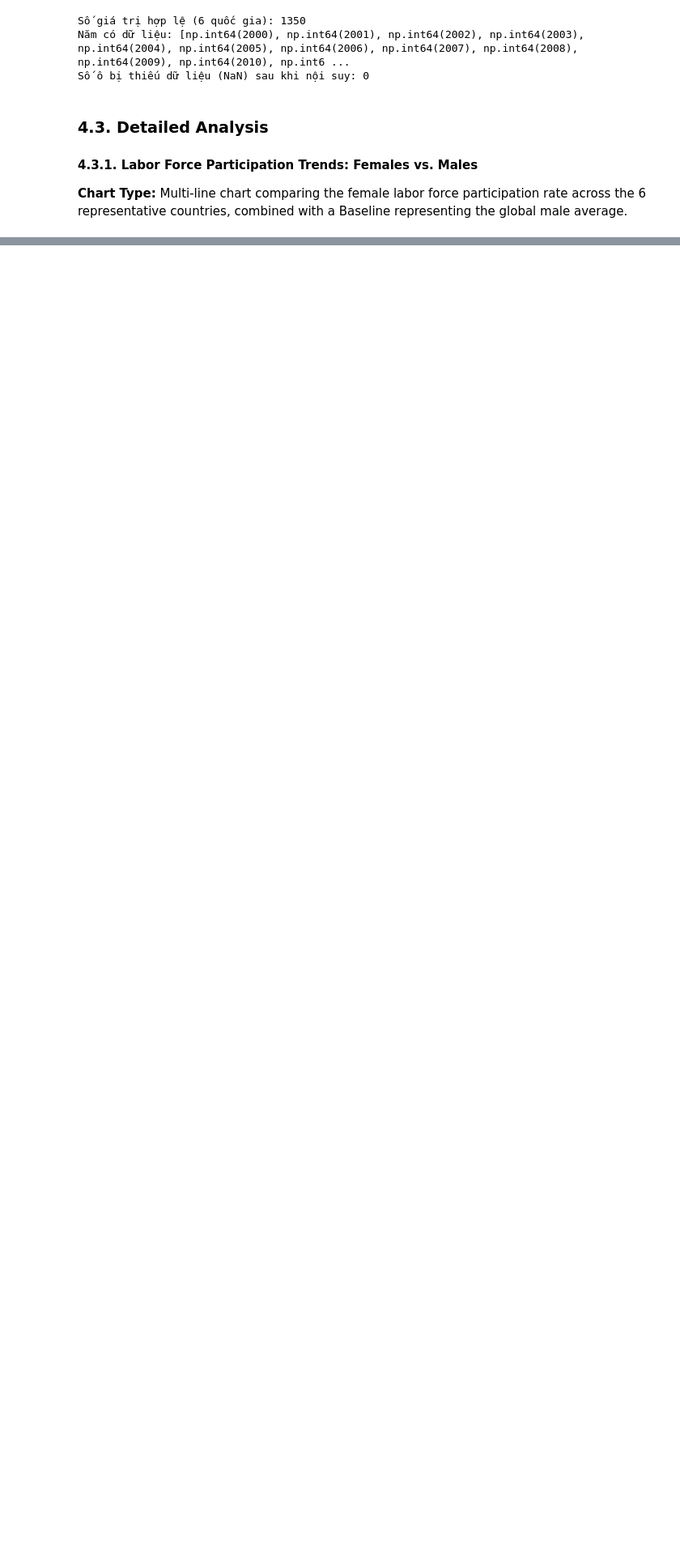
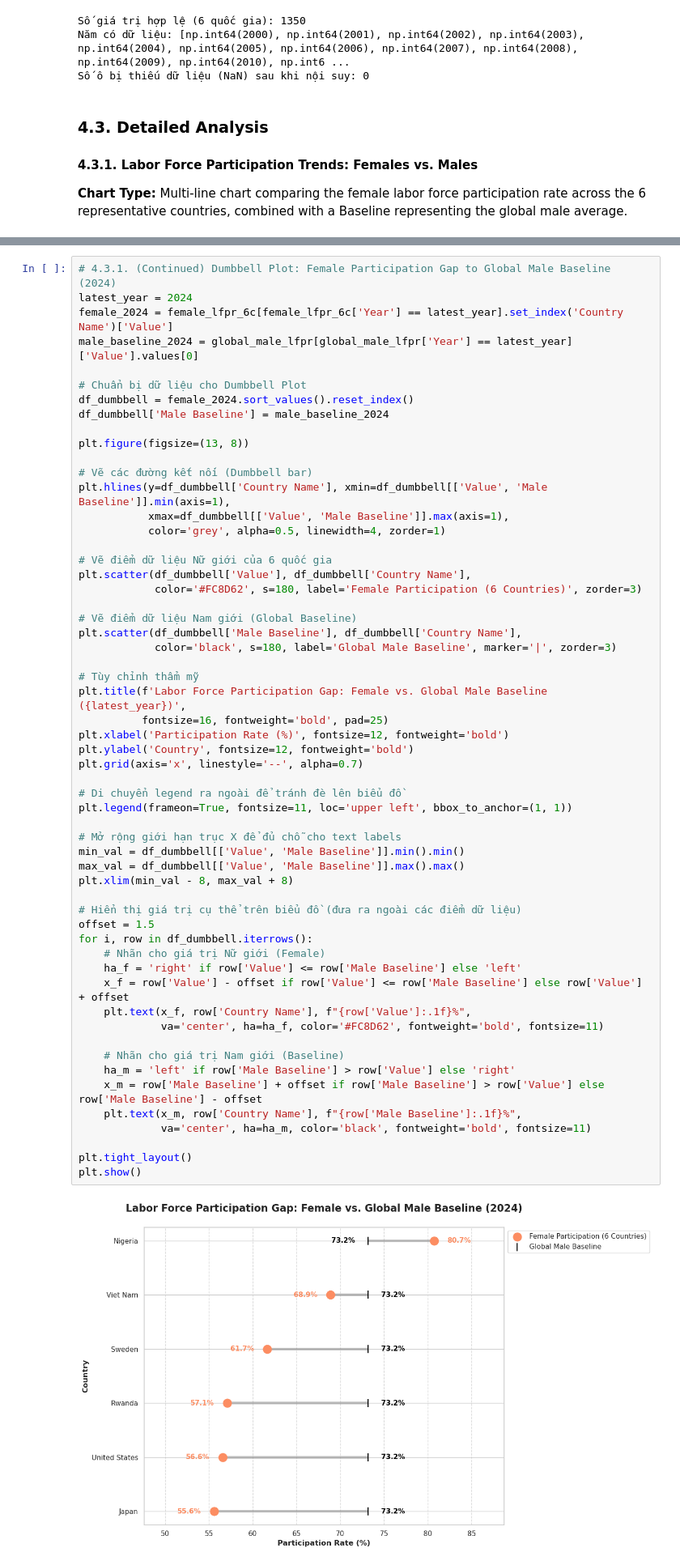
Before and after one commit to n3sfan/DataVis-Lab2, a Jupyter notebook: Notebook/Cau4.ipynb, the cells around one changed output, grey strips where cells are left out. Shown at 81% size. Cells and saved outputs as stored; diff of their text form; blank space fills up the shorter version.

```diff
--- a/Notebook/Cau4.ipynb
+++ b/Notebook/Cau4.ipynb
@@ -128,6 +128,65 @@ plt.show()
 #### 4.3.2. Shift in Employment Structure and Wage/Salaried Rates (Global Average)
 
 **Chart Type:** Stacked Area Chart illustrating the agriculture-industry-services composition, overlaid with a Line Chart showing the percentage of female wage and salaried workers.
+# %%
+# 4.3.1. (Continued) Dumbbell Plot: Female Participation Gap to Global Male Baseline (2024)
+latest_year = 2024
+female_2024 = female_lfpr_6c[female_lfpr_6c['Year'] == latest_year].set_index('Country Name')['Value']
+male_baseline_2024 = global_male_lfpr[global_male_lfpr['Year'] == latest_year]['Value'].values[0]
+
+# Chuẩn bị dữ liệu cho Dumbbell Plot
+df_dumbbell = female_2024.sort_values().reset_index()
+df_dumbbell['Male Baseline'] = male_baseline_2024
+
+plt.figure(figsize=(13, 8))
+
+# Vẽ các đường kết nối (Dumbbell bar)
+plt.hlines(y=df_dumbbell['Country Name'], xmin=df_dumbbell[['Value', 'Male Baseline']].min(axis=1),
+           xmax=df_dumbbell[['Value', 'Male Baseline']].max(axis=1),
+           color='grey', alpha=0.5, linewidth=4, zorder=1)
+
+# Vẽ điểm dữ liệu Nữ giới của 6 quốc gia
+plt.scatter(df_dumbbell['Value'], df_dumbbell['Country Name'],
+            color='#FC8D62', s=180, label='Female Participation (6 Countries)', zorder=3)
+
+# Vẽ điểm dữ liệu Nam giới (Global Baseline)
+plt.scatter(df_dumbbell['Male Baseline'], df_dumbbell['Country Name'],
+            color='black', s=180, label='Global Male Baseline', marker='|', zorder=3)
+
+# Tùy chỉnh thẩm mỹ
+plt.title(f'Labor Force Participation Gap: Female vs. Global Male Baseline ({latest_year})',
+          fontsize=16, fontweight='bold', pad=25)
+plt.xlabel('Participation Rate (%)', fontsize=12, fontweight='bold')
+plt.ylabel('Country', fontsize=12, fontweight='bold')
+plt.grid(axis='x', linestyle='--', alpha=0.7)
+
+# Di chuyển legend ra ngoài để tránh đè lên biểu đồ
+plt.legend(frameon=True, fontsize=11, loc='upper left', bbox_to_anchor=(1, 1))
+
+# Mở rộng giới hạn trục X để đủ chỗ cho text labels
+min_val = df_dumbbell[['Value', 'Male Baseline']].min().min()
+max_val = df_dumbbell[['Value', 'Male Baseline']].max().max()
+plt.xlim(min_val - 8, max_val + 8)
+
+# Hiển thị giá trị cụ thể trên biểu đồ (đưa ra ngoài các điểm dữ liệu)
+offset = 1.5
+for i, row in df_dumbbell.iterrows():
+    # Nhãn cho giá trị Nữ giới (Female)
+    ha_f = 'right' if row['Value'] <= row['Male Baseline'] else 'left'
+    x_f = row['Value'] - offset if row['Value'] <= row['Male Baseline'] else row['Value'] + offset
+    plt.text(x_f, row['Country Name'], f"{row['Value']:.1f}%",
+             va='center', ha=ha_f, color='#FC8D62', fontweight='bold', fontsize=11)
+
+    # Nhãn cho giá trị Nam giới (Baseline)
+    ha_m = 'left' if row['Male Baseline'] > row['Value'] else 'right'
+    x_m = row['Male Baseline'] + offset if row['Male Baseline'] > row['Value'] else row['Male Baseline'] - offset
+    plt.text(x_m, row['Country Name'], f"{row['Male Baseline']:.1f}%",
+             va='center', ha=ha_m, color='black', fontweight='bold', fontsize=11)
+
+plt.tight_layout()
+plt.show()
+# %% [output]
+[figure, added]
 # %%
 sectors = ['SL.AGR.EMPL.FE.ZS', 'SL.IND.EMPL.FE.ZS', 'SL.SRV.EMPL.FE.ZS', 'SL.EMP.WORK.FE.ZS']
 
```
Also changed, not shown: 1 other file.
